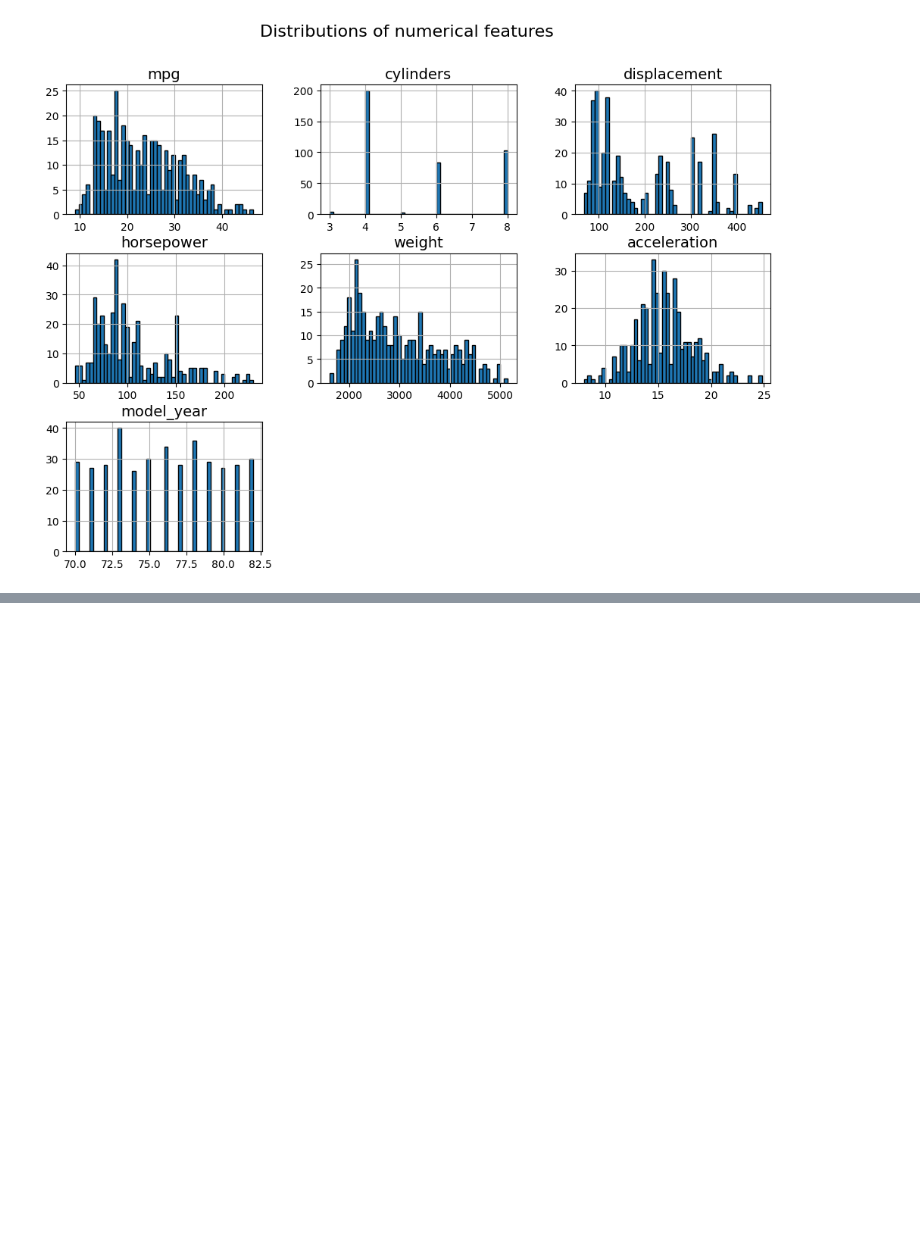
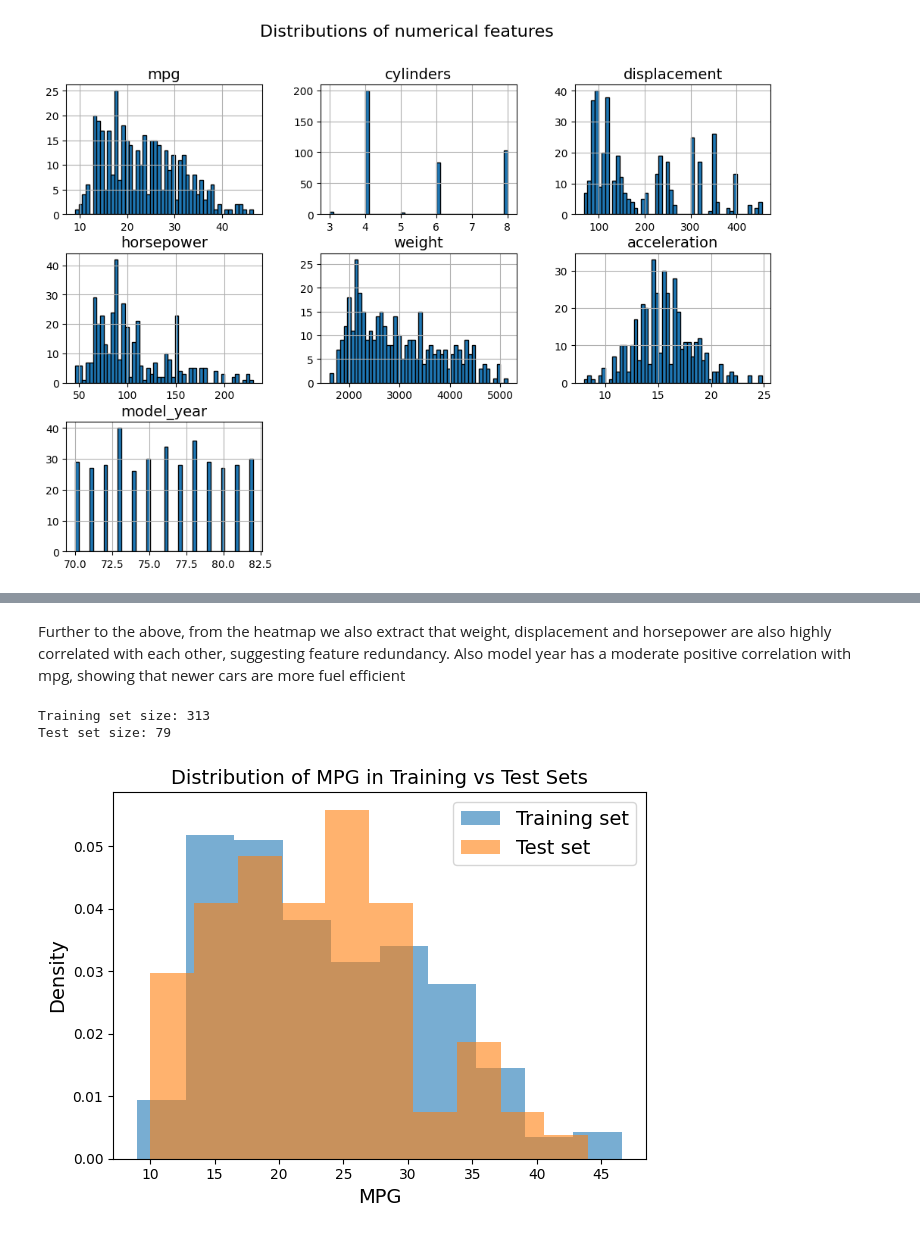
Before and after one commit to giannismantzaris-cmd/DAMA61, a Jupyter notebook: DAMA61_WA1.ipynb, the cells around one changed output, grey strips where cells are left out. Saved outputs shown, nothing was run; the diff lists cells and outputs as text; code cells hidden in the pictures; blank space fills up the shorter version.

```diff
--- a/DAMA61_WA1.ipynb
+++ b/DAMA61_WA1.ipynb
@@ -148,0 +217,33 @@ plt.show()
+# %% [markdown]
+Further to the above, from the heatmap we also extract that weight, displacement and horsepower are also highly correlated with each other, suggesting feature redundancy.
+Also model year has a moderate positive correlation with mpg, showing that newer cars are more fuel efficient
+# %%
+#First redifine target and predictors based on the clean dataset
+predictors = mpg_clean.drop(columns=["mpg"])
+target = mpg_clean["mpg"]
+# %%
+# Split into train (80%) and test (20%) data, ensuring random shuffling and random state 42
+from sklearn.model_selection import train_test_split
+
+predictors_train, predictors_test, target_train, target_test = train_test_split(
+    predictors, target, test_size=0.2, random_state=42
+)
+
+print("Training set size:", predictors_train.shape[0])
+print("Test set size:", predictors_test.shape[0])
+# %% [output]
+Training set size: 313
+Test set size: 79
+# %%
+# Histograms with density=True to compare shape, not counts
+plt.hist(target_train, bins=10, alpha=0.6, density=True, label="Training set")
+plt.hist(target_test, bins=10, alpha=0.6, density=True, label="Test set")
+
+plt.title("Distribution of MPG in Training vs Test Sets")
+plt.xlabel("MPG")
+plt.ylabel("Density")
+plt.legend()
+plt.tight_layout()
+plt.show()
+# %% [output]
+[figure, added]
```
Also changed, not shown: parts of 14 cells of this notebook.
